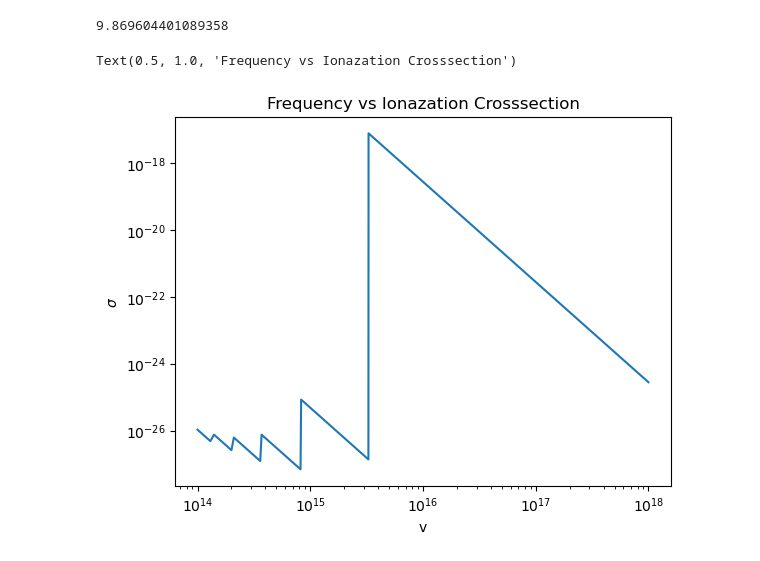
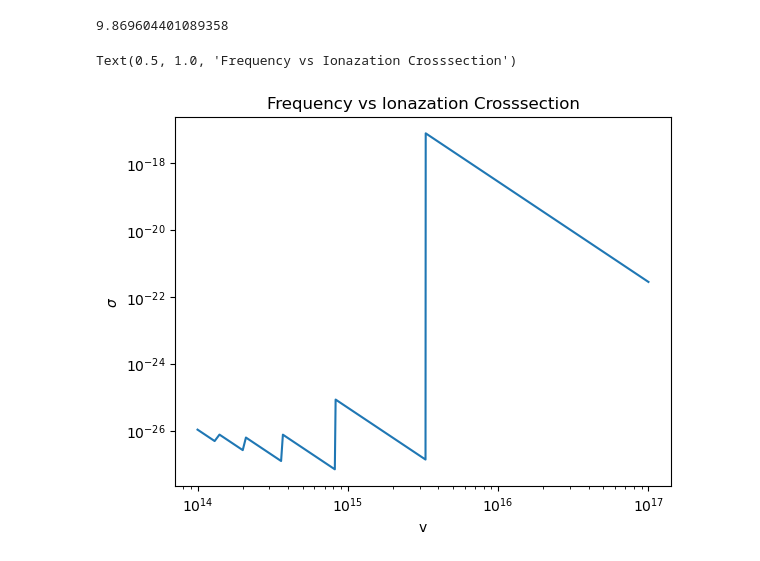
Before and after one commit to athenacat/astr241, a Jupyter notebook: HW4 Group.ipynb, the cells around one changed output. Drawn from its saved outputs; the diff is of its cells as text; code cells hidden in the pictures.

```diff
--- a/HW4 Group.ipynb
+++ b/HW4 Group.ipynb
@@ -28,27 +32,27 @@ def cross_section_n(v,n,T):
 # %%
 def cross_section(v,T):
     sig = 0
-    for n in range(1,20):
+    for n in range(1,21):
         if v > frequency_cutoff(n):
             sig += cross_section_n(v,n,T)
     return sig
 # %%
-x = np.linspace(10**14,10**18,10**5)
+x = np.linspace(10**14,10**17,10**4)
 y = []
 
 for i in range(len(x)):
     y.append(cross_section(x[i],5800))
 
 plt.plot(x,y)
 plt.xscale('log')
 plt.yscale('log')
 plt.ylabel('$\sigma$')
 
 plt.xlabel('v')
 plt.title('Frequency vs Ionazation Crosssection')
 # %% [output]
 Text(0.5, 1.0, 'Frequency vs Ionazation Crosssection')
-[figure, old version]
+[figure, new version]
 # %%
 def kappa(sig):
 
```
Also changed, not shown: parts of 14 cells of this notebook.
